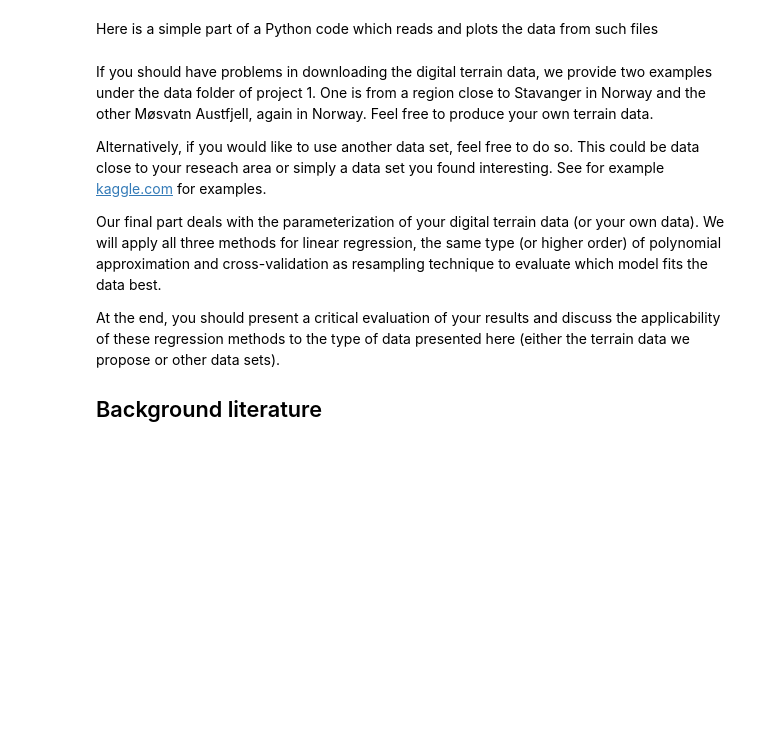
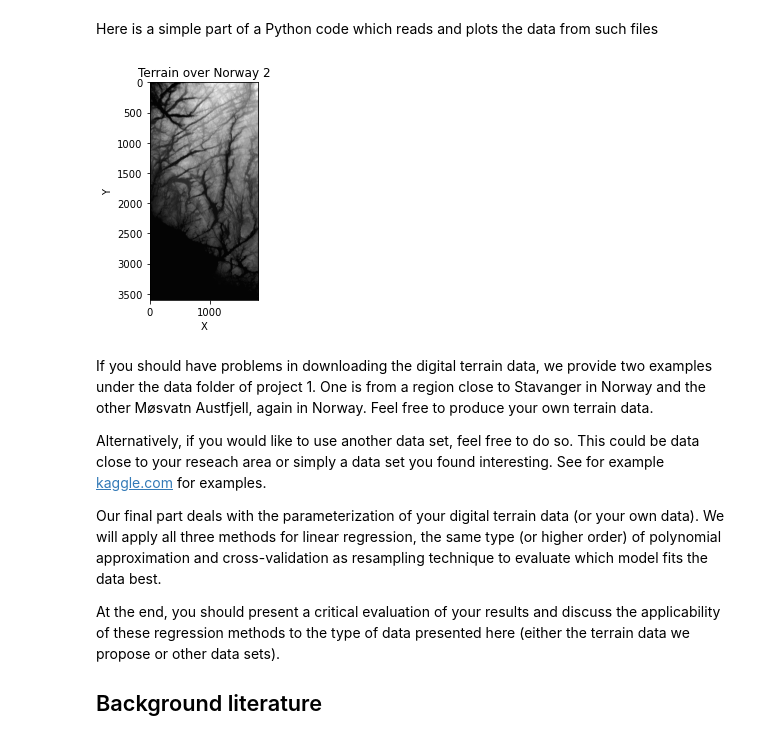
Before and after one commit to paulgiraudIMT/Projects, a Jupyter notebook: Project1/Project1.ipynb, the cells around one changed output. Cells and saved outputs as stored; diff of their text form; code cells hidden in the pictures; blank space fills up the shorter version.

```diff
--- a/Project1/Project1.ipynb
+++ b/Project1/Project1.ipynb
@@ -281,19 +281,21 @@ from such files
 # %%
 import numpy as np
 from imageio import imread
 import matplotlib.pyplot as plt
 from mpl_toolkits.mplot3d import Axes3D
 from matplotlib import cm
 
 # Load the terrain
-terrain1 = imread('SRTM_data_Norway_1.tif')
+terrain1 = imread('SRTM_data_Norway_2.tif')
 # Show the terrain
 plt.figure()
-plt.title('Terrain over Norway 1')
+plt.title('Terrain over Norway 2')
 plt.imshow(terrain1, cmap='gray')
 plt.xlabel('X')
 plt.ylabel('Y')
 plt.show()
+# %% [output]
+[figure, added]
 # %% [markdown]
 If you should have problems in downloading the digital terrain data,
 we provide two examples under the data folder of project 1. One is
```
Also changed, not shown: 6 other files.
